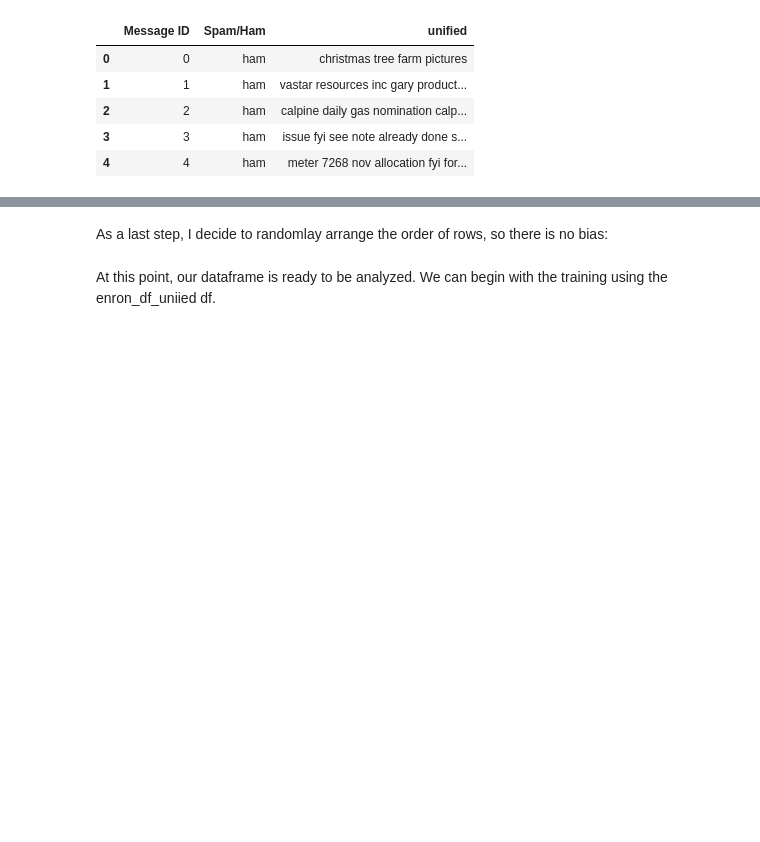
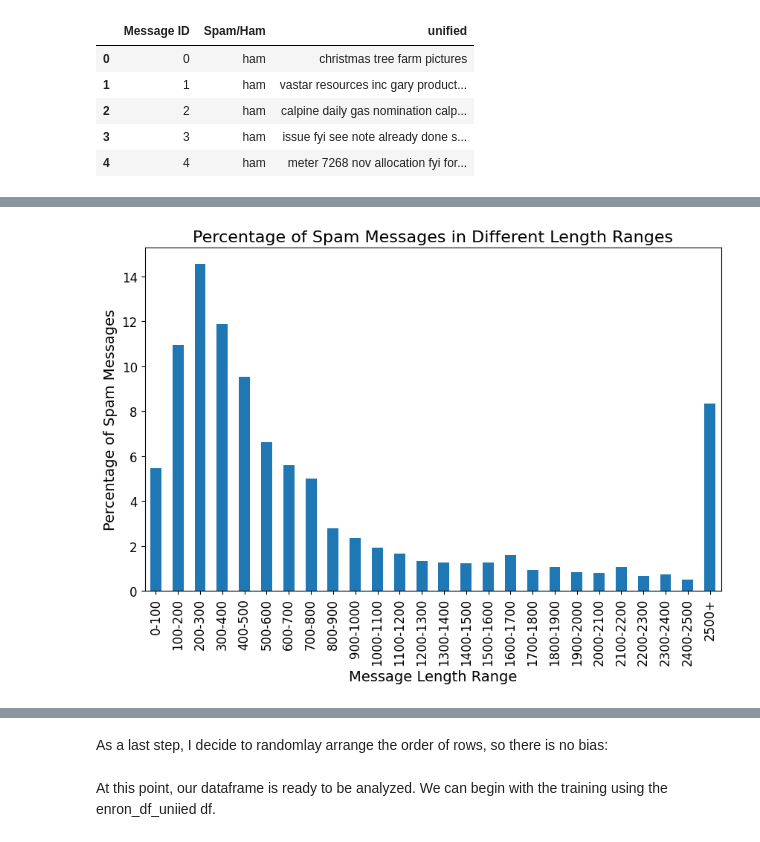
Before and after one commit to marcpisa/aicyber, a Jupyter notebook: Project.ipynb, the cells around one changed output, grey strips where cells are left out. Saved outputs shown, nothing was run; the diff lists cells and outputs as text; code cells hidden in the pictures; blank space fills up the shorter version.

```diff
--- a/Project.ipynb
+++ b/Project.ipynb
@@ -325,0 +351,3 @@ enron_df_unified.head()
+# %%
+enron_df_spam = enron_df_unified[enron_df_unified["Spam/Ham"] == "spam"]
+print("Length of the longest ham message is:", enron_df_spam.unified.str.len().max())
@@ -325,0 +371,7 @@ enron_df_unified.head()
+# %%
+# Define the bin edges for the message lengths
+bin_edges = range(0, 2501, 100)
+
+# Bin the message lengths into different ranges using the cut method
+bin_labels = ["{}-{}".format(start, end) for start, end in zip(bin_edges[:-1], bin_edges[1:])]
+enron_df_spam.loc[:, "length_range"] = pd.cut(enron_df_spam["unified"].str.len(), bins=bin_edges, labels=bin_labels)
@@ -325,0 +384,16 @@ enron_df_unified.head()
+# %%
+length_counts = enron_df_spam["length_range"].value_counts()
+
+# Divide by the total number of spam messages to get the percentage
+length_percents = length_counts / len(enron_df_spam) * 100
+
+# Sort the length_percents Series by its index
+length_percents_sorted = length_percents.sort_index()
+length_percents_sorted["2500+"] = (enron_df_spam["unified"].str.len() > 2500).sum() / len(enron_df_spam) * 100
+length_percents_sorted.plot(kind="bar", rot=90, figsize=(10, 6), fontsize=12)
+plt.xlabel("Spam Message Length Range", fontsize=14)
+plt.ylabel("Percentage of Spam Messages", fontsize=14)
+plt.title("Percentage of Spam Messages in Different Length Ranges", fontsize=16)
+plt.show()
+# %% [output]
+[figure, added]
```
Also changed, not shown: parts of 43 cells of this notebook.
